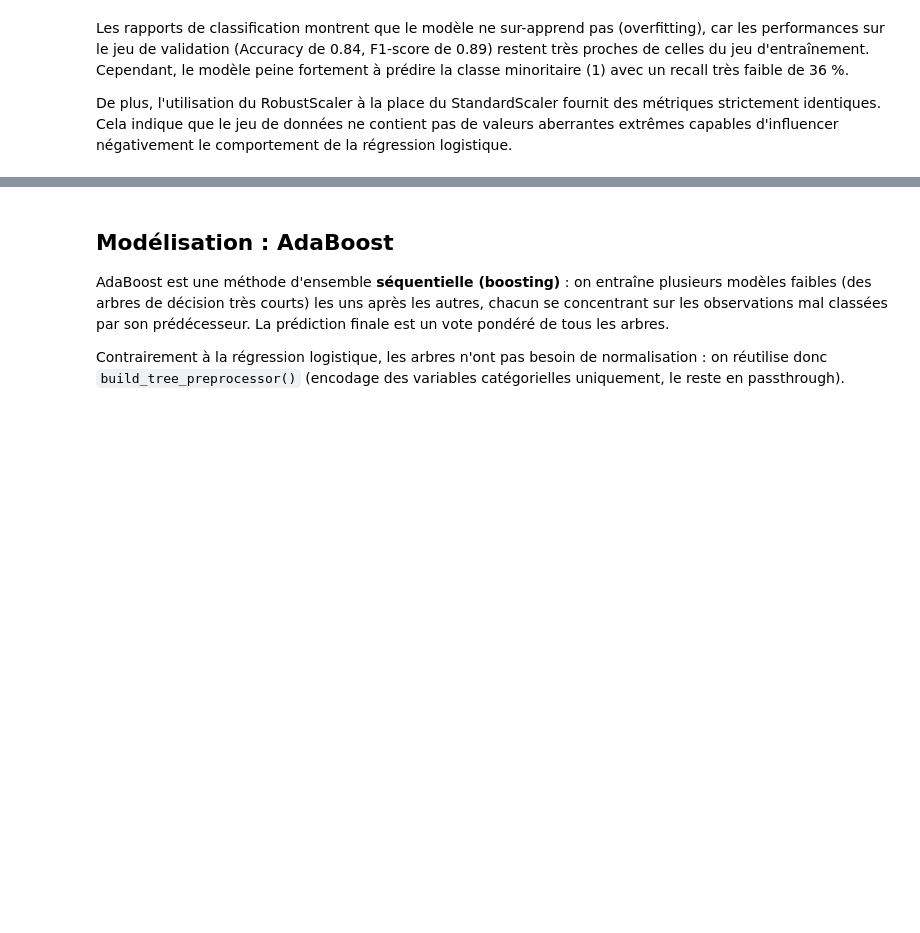
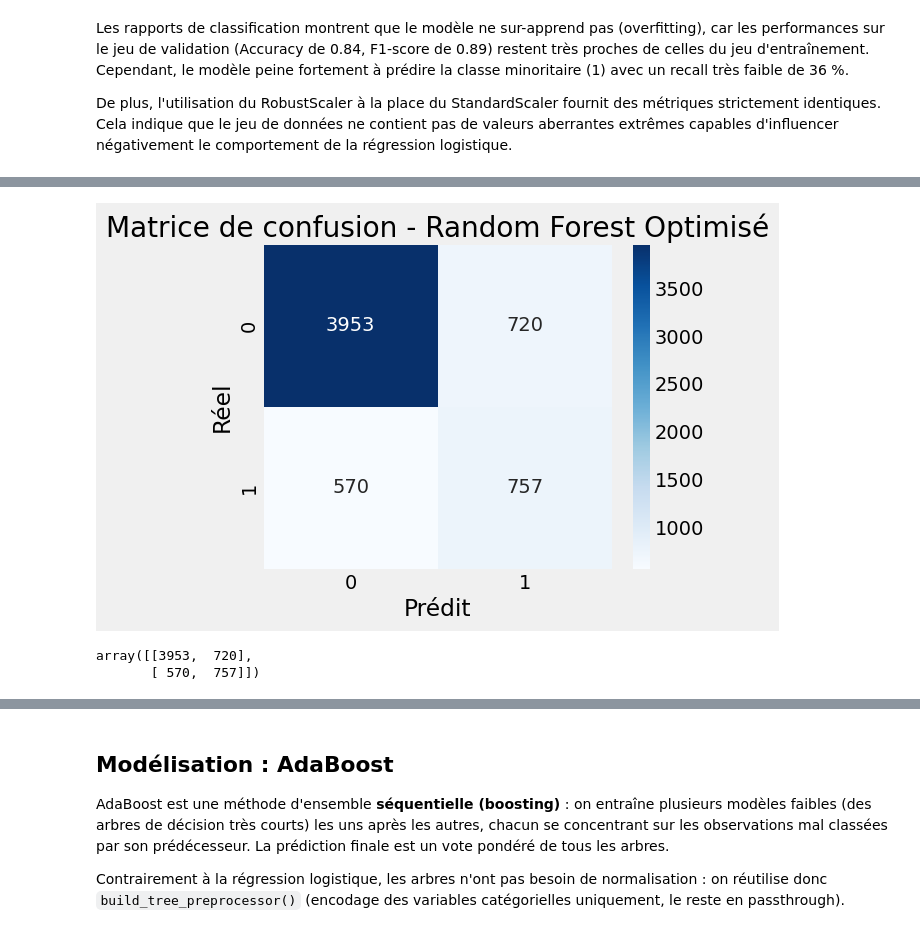
Before and after one commit to NdeyeAminataAida/Projet-AI28, a Jupyter notebook: notebook/project_credit_default.ipynb, the cells around one changed output, grey strips where cells are left out. Cells and saved outputs as stored; diff of their text form; code cells hidden in the pictures; blank space fills up the shorter version.

```diff
--- a/notebook/project_credit_default.ipynb
+++ b/notebook/project_credit_default.ipynb
@@ -462,0 +626,33 @@ De plus, l'utilisation du RobustScaler à la place du StandardScaler fournit des
+# %%
+# On instancie la pipeline du Random Forest équilibré
+pipeline_rf_base = md.build_random_forest_model(class_weight='balanced')
+
+# Définition de la grille de paramètres à tester pour limiter la croissance
+# On utilise le préfixe 'randomforestclassifier__' lié à la pipeline
+param_grid_rf = {
+    'randomforestclassifier__n_estimators': [50, 100, 150],
+    'randomforestclassifier__max_depth': [3, 5, 7, 10],
+    'randomforestclassifier__min_samples_leaf': [2, 5, 10]
+}
+
+# Configuration de la recherche (optimisation basée sur le F1-score)
+grid_search_rf = GridSearchCV(
+    estimator=pipeline_rf_base,
+    param_grid=param_grid_rf,
+    scoring='f1',
+    cv=5,
+    n_jobs=-1
+)
+
+# Exécution de la recherche sur le train set
+print("Optimisation de la Forêt Aléatoire en cours...")
+grid_search_rf.fit(X_train, y_train)
+
+# Affichage des paramètres optimaux
+print("\n--- Résultats de l'optimisation ---")
+print("Meilleurs paramètres trouvés :", grid_search_rf.best_params_)
+print(f"Meilleur score F1 en cross-validation : {grid_search_rf.best_score_:.3f}")
+
+# Évaluation du modèle régularisé sur l'ensemble de validation
+best_pipeline_rf = grid_search_rf.best_estimator_
+best_pipeline_rf = ev.train_and_evaluate(best_pipeline_rf, X_train, y_train, X_val, y_val)
@@ -462,0 +677,8 @@ De plus, l'utilisation du RobustScaler à la place du StandardScaler fournit des
+# %%
+# Matrice de confusion du modèle optimisé de Random Forest
+y_pred_val_rf_opt = best_pipeline_rf.predict(X_val)
+ev.plot_confusion_matrix(y_val, y_pred_val_rf_opt, title="Matrice de confusion - Random Forest Optimisé")
+# %% [output]
+[figure, added]
+array([[3953,  720],
+       [ 570,  757]])
```
Also changed, not shown: parts of 23 cells of this notebook, 2 other files.
